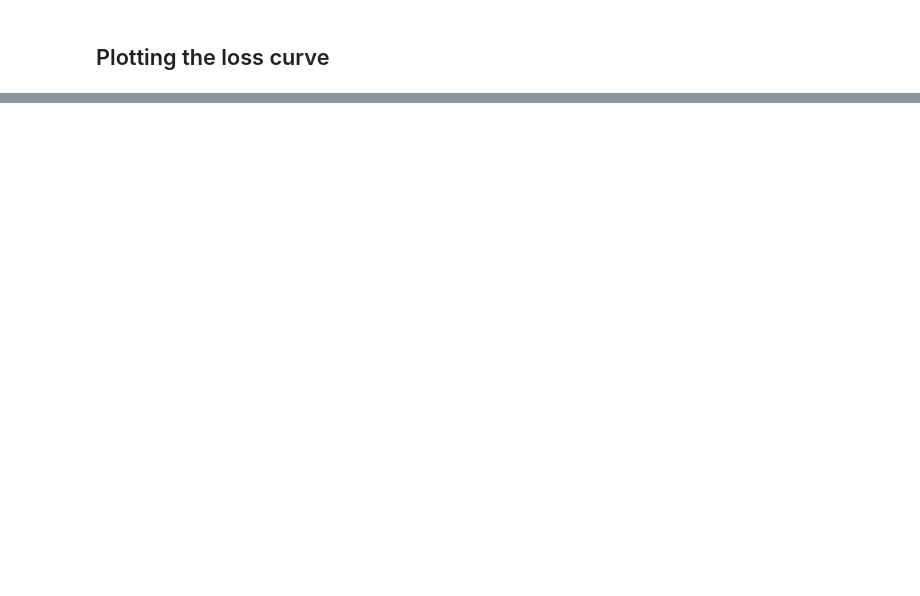
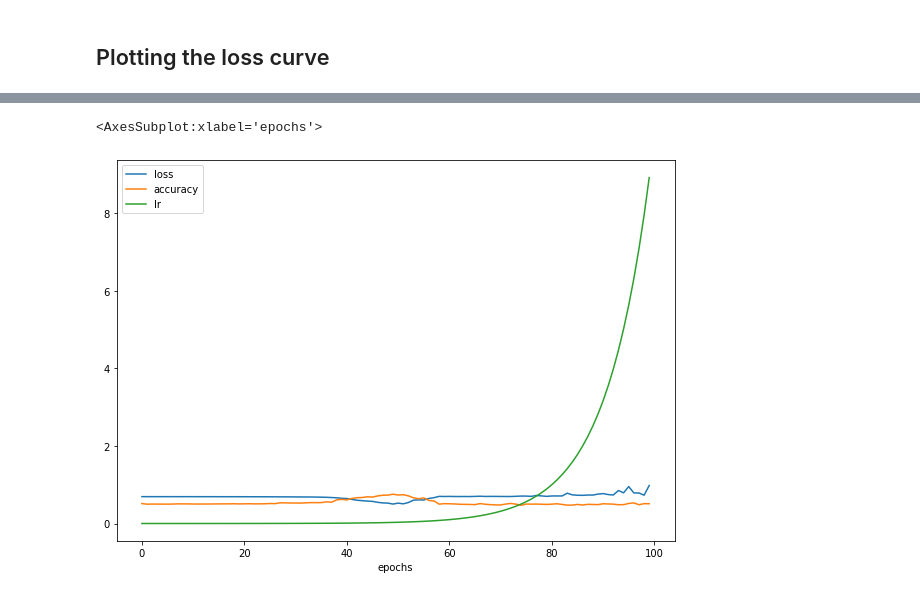
Before and after one commit to LazaUK/UdemyProjects-TensorFlow, a Jupyter notebook: Project4_NNClassification/TensorFlow_04_IntroClassNN_Nonlinear.ipynb, the cells around one changed output, grey strips where cells are left out. Saved outputs shown, nothing was run; the diff lists cells and outputs as text; code cells hidden in the pictures; blank space fills up the shorter version.

```diff
--- a/Project4_NNClassification/TensorFlow_04_IntroClassNN_Nonlinear.ipynb
+++ b/Project4_NNClassification/TensorFlow_04_IntroClassNN_Nonlinear.ipynb
@@ -339,0 +348,20 @@ loss_pd4
+# %%
+# Create a model
+model_nl5 = tf.keras.models.Sequential([
+    tf.keras.layers.Dense(4, activation="relu"),
+    tf.keras.layers.Dense(4, activation="relu"),
+    tf.keras.layers.Dense(1, activation="sigmoid")
+])
+
+# Compile the model
+model_nl5.compile(
+    loss=tf.keras.losses.BinaryCrossentropy(),
+    optimizer=tf.keras.optimizers.Adam(),
+    metrics=["accuracy"]
+)
+
+# Introduce a learning rate callback
+lr_scheduler = tf.keras.callbacks.LearningRateScheduler(lambda epoch: 1e-4 * 10 ** (epoch / 20))
+
+# Fit the model, along with the learning rate scheduler
+history5 = model_nl5.fit(X_train, y_train, epochs=100, callbacks=[lr_scheduler])
@@ -339,0 +386,3 @@ loss_pd4
+# %%
+loss_pd5 = pd.DataFrame(history5.history)
+loss_pd5
@@ -339,0 +403,5 @@ loss_pd4
+# %%
+loss_pd5.plot(figsize=(10, 7), xlabel="epochs")
+# %% [output]
+<AxesSubplot:xlabel='epochs'>
+[figure, added]
```
Also changed, not shown: parts of 16 cells of this notebook.
